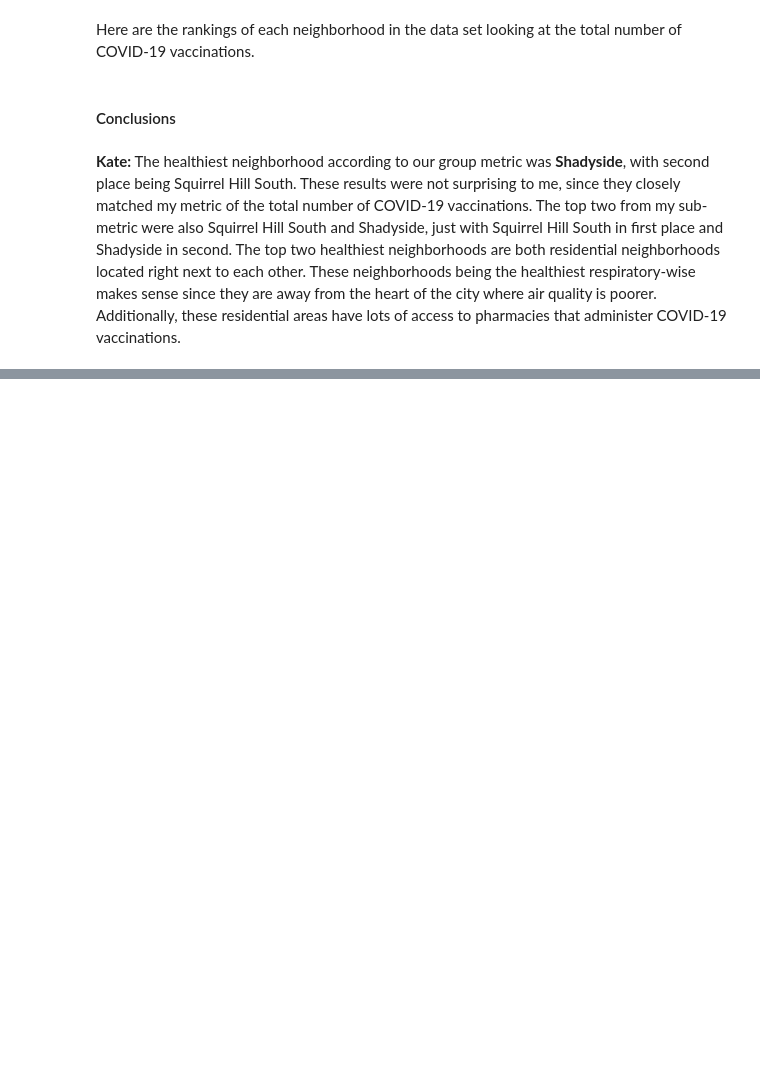
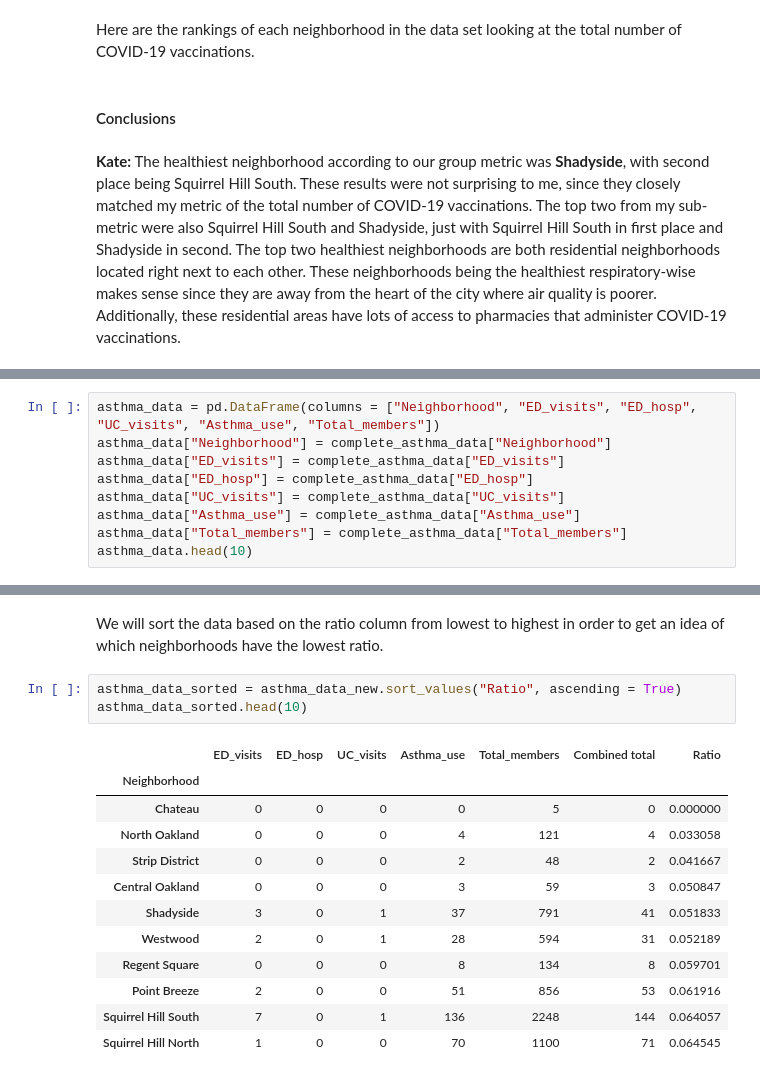
Before and after one commit to etc28/FinalProject5, a Jupyter notebook: Final5-Project-Notebook.ipynb, the cells around one changed output, grey strips where cells are left out. Drawn from its saved outputs; the diff is of its cells as text; blank space fills up the shorter version.

```diff
--- a/Final5-Project-Notebook.ipynb
+++ b/Final5-Project-Notebook.ipynb
@@ -249,0 +361,9 @@ Here are the rankings of each neighborhood in the data set looking at the total
+# %%
+asthma_data = pd.DataFrame(columns = ["Neighborhood", "ED_visits", "ED_hosp", "UC_visits", "Asthma_use", "Total_members"])
+asthma_data["Neighborhood"] = complete_asthma_data["Neighborhood"]
+asthma_data["ED_visits"] = complete_asthma_data["ED_visits"]
+asthma_data["ED_hosp"] = complete_asthma_data["ED_hosp"]
+asthma_data["UC_visits"] = complete_asthma_data["UC_visits"]
+asthma_data["Asthma_use"] = complete_asthma_data["Asthma_use"]
+asthma_data["Total_members"] = complete_asthma_data["Total_members"]
+asthma_data.head(10)
@@ -249,0 +423,18 @@ Here are the rankings of each neighborhood in the data set looking at the total
+# %% [markdown]
+We will sort the data based on the ratio column from lowest to highest in order to get an idea of which neighborhoods have the lowest ratio.
+# %%
+asthma_data_sorted = asthma_data_new.sort_values("Ratio", ascending = True)
+asthma_data_sorted.head(10)
+# %% [output]
+|  | ED_visits | ED_hosp | UC_visits | Asthma_use | Total_members | Combined total | Ratio |
+| Neighborhood |  |  |  |  |  |  |  |
+| Chateau | 0 | 0 | 0 | 0 | 5 | 0 | 0.000000 |
+| North Oakland | 0 | 0 | 0 | 4 | 121 | 4 | 0.033058 |
+| Strip District | 0 | 0 | 0 | 2 | 48 | 2 | 0.041667 |
+| Central Oakland | 0 | 0 | 0 | 3 | 59 | 3 | 0.050847 |
+| Shadyside | 3 | 0 | 1 | 37 | 791 | 41 | 0.051833 |
+| Westwood | 2 | 0 | 1 | 28 | 594 | 31 | 0.052189 |
+| Regent Square | 0 | 0 | 0 | 8 | 134 | 8 | 0.059701 |
+| Point Breeze | 2 | 0 | 0 | 51 | 856 | 53 | 0.061916 |
+| Squirrel Hill South | 7 | 0 | 1 | 136 | 2248 | 144 | 0.064057 |
+| Squirrel Hill North | 1 | 0 | 0 | 70 | 1100 | 71 | 0.064545 |
```
Also changed, not shown: parts of 32 cells of this notebook, 1 other file.
